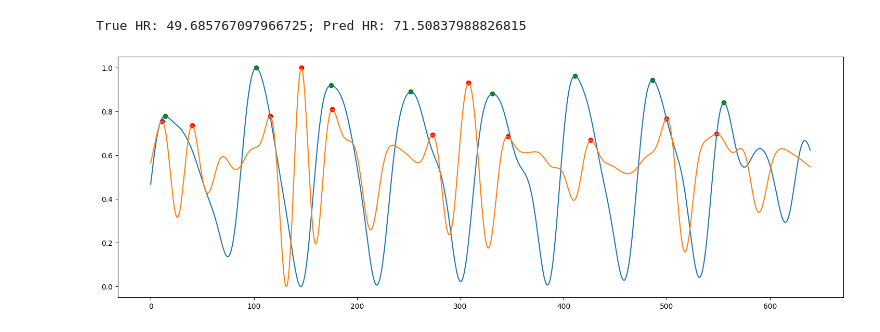
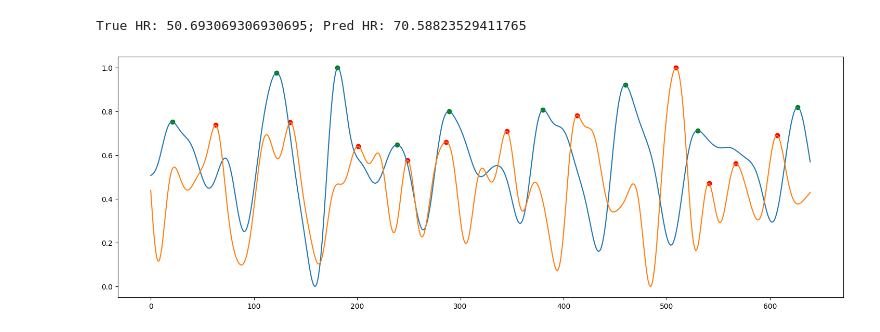
Before and after one commit to arnavpon/pydroid, a Jupyter notebook: example/android/app/src/main/python/pipeline-dev/pipeline-v1/ml.v7.ipynb, the cells around one changed output. Cells and saved outputs as stored; diff of their text form; code cells hidden in the pictures.

```diff
--- a/example/android/app/src/main/python/pipeline-dev/pipeline-v1/ml.v7.ipynb
+++ b/example/android/app/src/main/python/pipeline-dev/pipeline-v1/ml.v7.ipynb
@@ -41,12 +42,11 @@ for subject in range(1, 8):
 # %%
 class LossFactory:
 
-    def __init__(self, total_samples, split_size, loss_type = 'mse', gamma = 1.0, mse_weight = None, dtw_weight = None):
+    def __init__(self, split_size, loss_type = 'mse', gamma = 1.0, mse_weight = None, dtw_weight = None):
 
         if loss_type not in ['mse', 'dtw', 'combined']:
             raise ValueError(f'Loss type [{loss_type}] not supported')
 
-        self.total_samples = total_samples
         self.split_size = split_size
         self.gamma = gamma
         self.mse_weight = mse_weight
@@ -65,7 +65,7 @@ class LossFactory:
     def mse_loss(self, y_pred, data):
 
         y_true = data.get_label()
-        num_batches = int(self.total_samples / self.split_size)
+        num_batches = int(len(y_pred) / self.split_size)
         errs = np.zeros_like(y_true)
 
         for i in range(num_batches):
@@ -83,7 +83,7 @@ class LossFactory:
     def soft_dtw_loss(self, y_pred, data):
 
         y_true = data.get_label()
-        num_batches = int(self.total_samples / self.split_size)
+        num_batches = int(len(y_pred) / self.split_size)
         grads = np.zeros_like(y_true)
         hesses = np.zeros_like(y_true)
 
@@ -375,7 +452,7 @@ test_subject_truth = truths[test_subject - 1]
 mod = LonePineGBM(
     truths, n_estimators = 100, loss_type = 'combined', split_size = 1280,
     excluded_subject = test_subject, model_type = 'gbdt', learning_rate = 0.005, early_stopping_rounds = 20,
-    mse_weight = 0.9, dtw_weight = 0.1
+    mse_weight = 0.9, dtw_weight = 0.1, batches = 6, finetune = True
 )
 mod.fit()
 # %% [output]
@@ -440,30 +612,30 @@ Feature importances:
 # %%
-beg = 3000
+beg = 2000
 end = beg + 640
 
 model = mod
 
 data = test_subject_truth.prepare_data_for_ml()
 x = data.drop(columns = ['bvp']).to_numpy()
 y = data['bvp'].to_numpy()
 
 targ = y[beg: end]
 pred = model.predict(x)[beg: end]
 targ, pred = mod.process_signal(targ, pred, use_bandpass=True)
 
 pred_peaks, _ = mod.get_predicted_peaks(pred)
 true_peaks, _ = mod.get_true_peaks(targ)
 
 plt.plot(targ)
 plt.plot(pred)
 plt.scatter(pred_peaks, pred[pred_peaks], c='r')
 plt.scatter(true_peaks, targ[true_peaks], c='g')
 
 pred_ibis = np.diff(pred_peaks) / 64
 true_ibis = np.diff(true_peaks) / 64
 pred_hr = get_hr(pred_ibis)
 true_hr = get_hr(true_ibis)
 print(f'True HR: {true_hr}; Pred HR: {pred_hr}')
 # %% [output]
-True HR: 49.685767097966725; Pred HR: 71.50837988826815
+True HR: 50.693069306930695; Pred HR: 70.58823529411765
-[figure, old version]
+[figure, new version]
```
Also changed, not shown: parts of 4 cells of this notebook, 1 other file.
